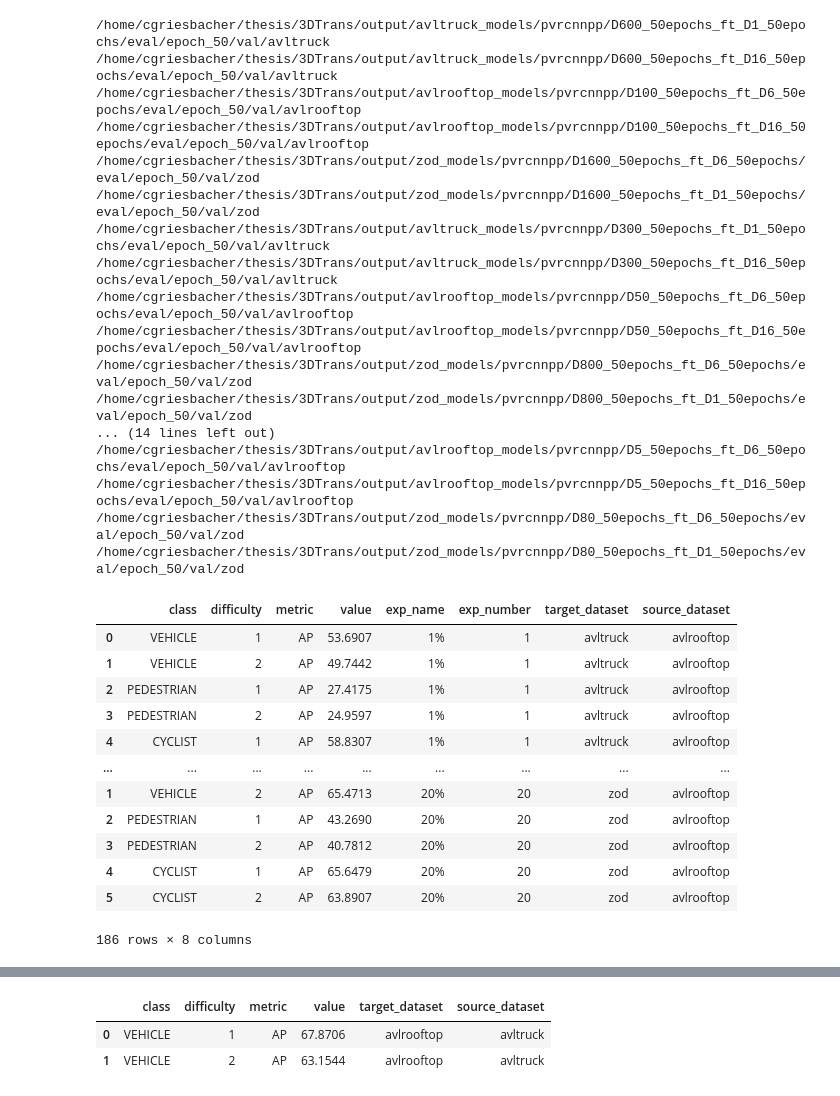
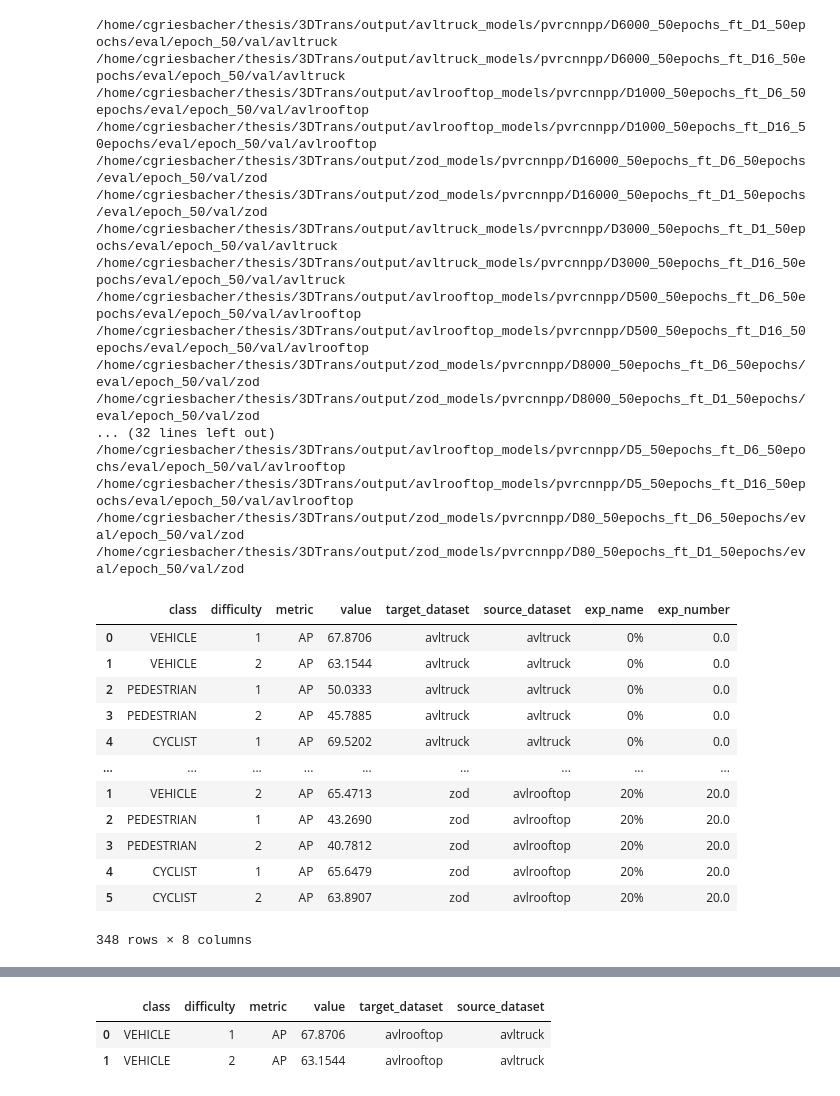
Before and after one commit to griesbchr/3DTrans, a Jupyter notebook: tools/misc/analyze_fewshot_logs.ipynb, the cells around one changed output, grey strips where cells are left out. Saved outputs shown, nothing was run; the diff lists cells and outputs as text; code cells hidden in the pictures.

```diff
--- a/tools/misc/analyze_fewshot_logs.ipynb
+++ b/tools/misc/analyze_fewshot_logs.ipynb
@@ -156,12 +155,15 @@ def find_subfolder(parent_folder, subfolder_name):
 baseline_folder = "/home/cgriesbacher/thesis/3DTrans/output/zod_models/pvrcnnpp/D16_50epochs/eval/epoch_50/val/avltruck"
 
 # fewshot names experiment names
-exp_names = ["1%","2%","5%","10%", "20%"]
-exp_numbers = [1, 2, 5, 10, 20]
+exp_names = ["0.1%", "0.2%", "0.5%", "1%","2%","5%","10%", "20%"]
+exp_numbers = [0.1, 0.2, 0.5, 1, 2, 5, 10, 20]
 dataset_names = ["avltruck", "avlrooftop", "zod"]
 source_dataset_fileexts = ["D6_50epochs", "D1_50epochs", "D16_50epochs"]
 
 target_dataset_subsample_factors = [
+["D6000", "D1000", "D16000"],
+["D3000", "D500", "D8000"],
+["D1200", "D200", "D3200"],
 ["D600", "D100", "D1600"],
 ["D300", "D50", "D800"],
 ["D120", "D20", "D320"],
@@ -187,6 +189,12 @@ for source_dataset_i, source_dataset in enumerate(dataset_names):
         df["target_dataset"] = target_dataset
         df["source_dataset"] = source_dataset
         baseline_df = pd.concat([baseline_df, df])
+
+
+#add baselines to results_df
+baseline_df["exp_name"] = "0%"
+baseline_df["exp_number"] = 0
+results_df = pd.concat([results_df, baseline_df])
 
 for exp_i, exp_name in enumerate(exp_names):
     exp_number = exp_numbers[exp_i]
@@ -198,59 +206,59 @@ for exp_i, exp_name in enumerate(exp_names):
             if target_dataset == source_dataset:
                 continue
 
             source_dataset_fileext = source_dataset_fileexts[source_dataset_i]
 
             exp_folder = results_path+ "/" + target_subsample_factor + "_50epochs_ft_"+source_dataset_fileext
             exp_filepath = exp_folder + "/eval/epoch_50/val/"+target_dataset
             print(exp_filepath)
             #find all files in folder
             files = [f.path for f in os.scandir(exp_filepath) if f.name.startswith("log") ]
             files.sort()
             #select correct log file
             file = files[0]
 
             df = load_data(file)
             df["exp_name"] = exp_name
             df["exp_number"] = exp_number
             df["target_dataset"] = target_dataset
             df["source_dataset"] = source_dataset
 
             #concat
             results_df = pd.concat([results_df, df])
 
 
 results_df
 # %% [output]
-/home/cgriesbacher/thesis/3DTrans/output/avltruck_models/pvrcnnpp/D600_50epochs_ft_D1_50epochs/eval/epoch_50/val/avltruck
-/home/cgriesbacher/thesis/3DTrans/output/avltruck_models/pvrcnnpp/D600_50epochs_ft_D16_50epochs/eval/epoch_50/val/avltruck
-/home/cgriesbacher/thesis/3DTrans/output/avlrooftop_models/pvrcnnpp/D100_50epochs_ft_D6_50epochs/eval/epoch_50/val/avlrooftop
-/home/cgriesbacher/thesis/3DTrans/output/avlrooftop_models/pvrcnnpp/D100_50epochs_ft_D16_50epochs/eval/epoch_50/val/avlrooftop
-/home/cgriesbacher/thesis/3DTrans/output/zod_models/pvrcnnpp/D1600_50epochs_ft_D6_50epochs/eval/epoch_50/val/zod
-/home/cgriesbacher/thesis/3DTrans/output/zod_models/pvrcnnpp/D1600_50epochs_ft_D1_50epochs/eval/epoch_50/val/zod
-/home/cgriesbacher/thesis/3DTrans/output/avltruck_models/pvrcnnpp/D300_50epochs_ft_D1_50epochs/eval/epoch_50/val/avltruck
-/home/cgriesbacher/thesis/3DTrans/output/avltruck_models/pvrcnnpp/D300_50epochs_ft_D16_50epochs/eval/epoch_50/val/avltruck
-/home/cgriesbacher/thesis/3DTrans/output/avlrooftop_models/pvrcnnpp/D50_50epochs_ft_D6_50epochs/eval/epoch_50/val/avlrooftop
-/home/cgriesbacher/thesis/3DTrans/output/avlrooftop_models/pvrcnnpp/D50_50epochs_ft_D16_50epochs/eval/epoch_50/val/avlrooftop
-/home/cgriesbacher/thesis/3DTrans/output/zod_models/pvrcnnpp/D800_50epochs_ft_D6_50epochs/eval/epoch_50/val/zod
-/home/cgriesbacher/thesis/3DTrans/output/zod_models/pvrcnnpp/D800_50epochs_ft_D1_50epochs/eval/epoch_50/val/zod
-... (14 lines left out)
+/home/cgriesbacher/thesis/3DTrans/output/avltruck_models/pvrcnnpp/D6000_50epochs_ft_D1_50epochs/eval/epoch_50/val/avltruck
+/home/cgriesbacher/thesis/3DTrans/output/avltruck_models/pvrcnnpp/D6000_50epochs_ft_D16_50epochs/eval/epoch_50/val/avltruck
+/home/cgriesbacher/thesis/3DTrans/output/avlrooftop_models/pvrcnnpp/D1000_50epochs_ft_D6_50epochs/eval/epoch_50/val/avlrooftop
+/home/cgriesbacher/thesis/3DTrans/output/avlrooftop_models/pvrcnnpp/D1000_50epochs_ft_D16_50epochs/eval/epoch_50/val/avlrooftop
+/home/cgriesbacher/thesis/3DTrans/output/zod_models/pvrcnnpp/D16000_50epochs_ft_D6_50epochs/eval/epoch_50/val/zod
+/home/cgriesbacher/thesis/3DTrans/output/zod_models/pvrcnnpp/D16000_50epochs_ft_D1_50epochs/eval/epoch_50/val/zod
+/home/cgriesbacher/thesis/3DTrans/output/avltruck_models/pvrcnnpp/D3000_50epochs_ft_D1_50epochs/eval/epoch_50/val/avltruck
+/home/cgriesbacher/thesis/3DTrans/output/avltruck_models/pvrcnnpp/D3000_50epochs_ft_D16_50epochs/eval/epoch_50/val/avltruck
+/home/cgriesbacher/thesis/3DTrans/output/avlrooftop_models/pvrcnnpp/D500_50epochs_ft_D6_50epochs/eval/epoch_50/val/avlrooftop
+/home/cgriesbacher/thesis/3DTrans/output/avlrooftop_models/pvrcnnpp/D500_50epochs_ft_D16_50epochs/eval/epoch_50/val/avlrooftop
+/home/cgriesbacher/thesis/3DTrans/output/zod_models/pvrcnnpp/D8000_50epochs_ft_D6_50epochs/eval/epoch_50/val/zod
+/home/cgriesbacher/thesis/3DTrans/output/zod_models/pvrcnnpp/D8000_50epochs_ft_D1_50epochs/eval/epoch_50/val/zod
+... (32 lines left out)
 /home/cgriesbacher/thesis/3DTrans/output/avlrooftop_models/pvrcnnpp/D5_50epochs_ft_D6_50epochs/eval/epoch_50/val/avlrooftop
 /home/cgriesbacher/thesis/3DTrans/output/avlrooftop_models/pvrcnnpp/D5_50epochs_ft_D16_50epochs/eval/epoch_50/val/avlrooftop
 /home/cgriesbacher/thesis/3DTrans/output/zod_models/pvrcnnpp/D80_50epochs_ft_D6_50epochs/eval/epoch_50/val/zod
 /home/cgriesbacher/thesis/3DTrans/output/zod_models/pvrcnnpp/D80_50epochs_ft_D1_50epochs/eval/epoch_50/val/zod
-|  | class | difficulty | metric | value | exp_name | exp_number | target_dataset | source_dataset |
-| 0 | VEHICLE | 1 | AP | 53.6907 | 1% | 1 | avltruck | avlrooftop |
-| 1 | VEHICLE | 2 | AP | 49.7442 | 1% | 1 | avltruck | avlrooftop |
-| 2 | PEDESTRIAN | 1 | AP | 27.4175 | 1% | 1 | avltruck | avlrooftop |
-| 3 | PEDESTRIAN | 2 | AP | 24.9597 | 1% | 1 | avltruck | avlrooftop |
-| 4 | CYCLIST | 1 | AP | 58.8307 | 1% | 1 | avltruck | avlrooftop |
+|  | class | difficulty | metric | value | target_dataset | source_dataset | exp_name | exp_number |
+| 0 | VEHICLE | 1 | AP | 67.8706 | avltruck | avltruck | 0% | 0.0 |
+| 1 | VEHICLE | 2 | AP | 63.1544 | avltruck | avltruck | 0% | 0.0 |
+| 2 | PEDESTRIAN | 1 | AP | 50.0333 | avltruck | avltruck | 0% | 0.0 |
+| 3 | PEDESTRIAN | 2 | AP | 45.7885 | avltruck | avltruck | 0% | 0.0 |
+| 4 | CYCLIST | 1 | AP | 69.5202 | avltruck | avltruck | 0% | 0.0 |
 | ... | ... | ... | ... | ... | ... | ... | ... | ... |
-| 1 | VEHICLE | 2 | AP | 65.4713 | 20% | 20 | zod | avlrooftop |
-| 2 | PEDESTRIAN | 1 | AP | 43.2690 | 20% | 20 | zod | avlrooftop |
-| 3 | PEDESTRIAN | 2 | AP | 40.7812 | 20% | 20 | zod | avlrooftop |
-| 4 | CYCLIST | 1 | AP | 65.6479 | 20% | 20 | zod | avlrooftop |
-| 5 | CYCLIST | 2 | AP | 63.8907 | 20% | 20 | zod | avlrooftop |
+| 1 | VEHICLE | 2 | AP | 65.4713 | zod | avlrooftop | 20% | 20.0 |
+| 2 | PEDESTRIAN | 1 | AP | 43.2690 | zod | avlrooftop | 20% | 20.0 |
+| 3 | PEDESTRIAN | 2 | AP | 40.7812 | zod | avlrooftop | 20% | 20.0 |
+| 4 | CYCLIST | 1 | AP | 65.6479 | zod | avlrooftop | 20% | 20.0 |
+| 5 | CYCLIST | 2 | AP | 63.8907 | zod | avlrooftop | 20% | 20.0 |
-186 rows × 8 columns
+348 rows × 8 columns
 # %%
 clss_names = ["VEHICLE", "PEDESTRIAN", "CYCLIST"]
 target_datasts = ["avltruck", "avlrooftop", "zod"]
```
Also changed, not shown: parts of 2 cells of this notebook, 19 other files.
